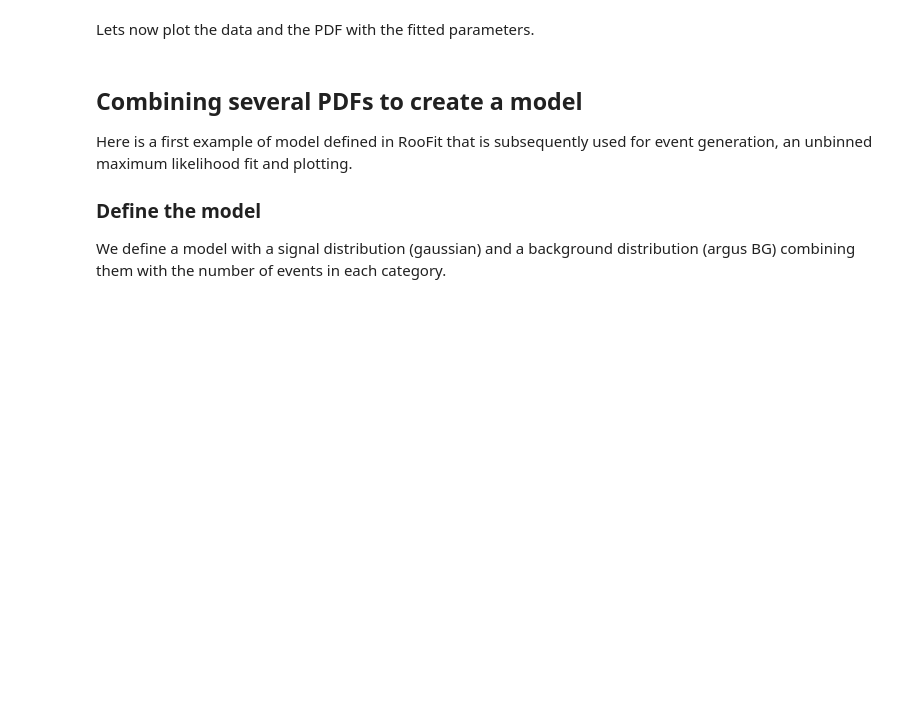
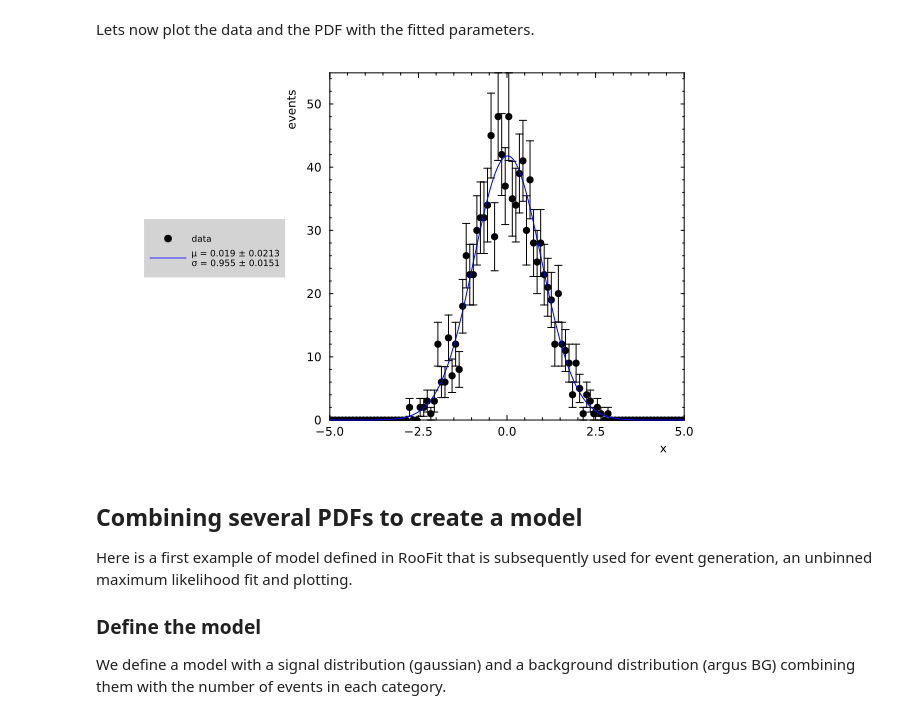
Before and after one commit to JuliaHEP/Minuit2.jl, a Jupyter notebook: examples/roofit.ipynb, the cells around one changed output. Cells and saved outputs as stored; diff of their text form; code cells hidden in the pictures; blank space fills up the shorter version.

```diff
--- a/examples/roofit.ipynb
+++ b/examples/roofit.ipynb
@@ -42,7 +49,9 @@ m = fitTo(gaus, data)
 # %% [markdown]
 Lets now plot the data and the PDF with the fitted parameters.
 # %%
-visualize(m)
+plot(m)
+# %% [output]
+[figure, added]
 # %% [markdown]
 ## Combining several PDFs to create a model
 Here is a first example of model defined in RooFit that is subsequently used for event generation, an
```
Also changed, not shown: parts of 21 cells of this notebook, 10 other files.
